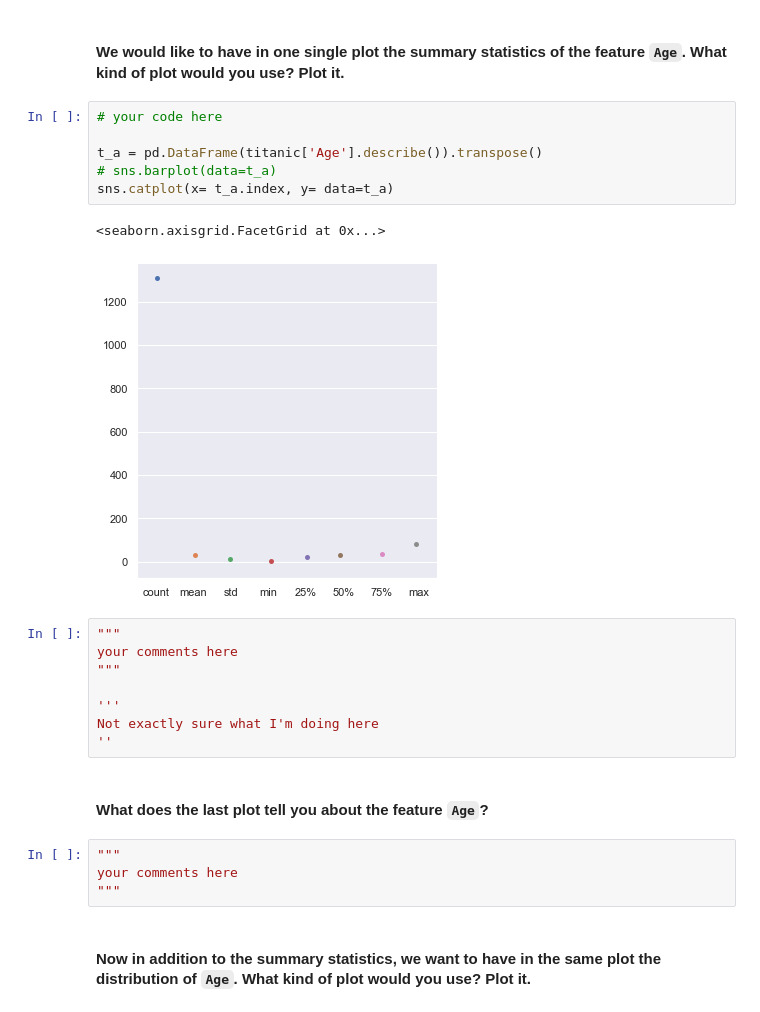
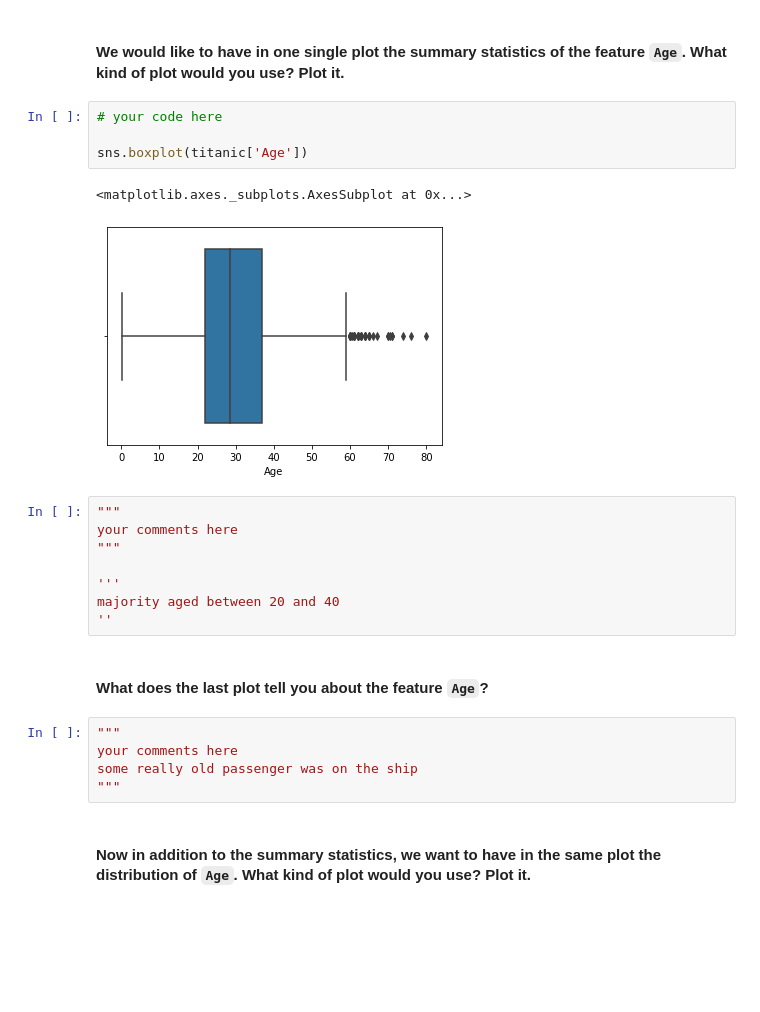
Before and after one commit to Skye-FY/daft0120slab, a Jupyter notebook: module-2/Matplotlib-Seaborn/your-code/main.ipynb, the cells around one changed output. Drawn from its saved outputs; the diff is of its cells as text; blank space fills up the shorter version.

```diff
--- a/module-2/Matplotlib-Seaborn/your-code/main.ipynb
+++ b/module-2/Matplotlib-Seaborn/your-code/main.ipynb
@@ -391,28 +391,27 @@ sns.barplot(x='index',y='Pclass',data=t_pcls)
 [figure]
 # %% [markdown]
 #### We would like to have in one single plot the summary statistics of the feature `Age`. What kind of plot would you use? Plot it.
-# %%
-# your code here
-
-t_a = pd.DataFrame(titanic['Age'].describe()).transpose()
-# sns.barplot(data=t_a)
-sns.catplot(x= t_a.index, y= data=t_a)
-# %% [output]
-<seaborn.axisgrid.FacetGrid at 0x...>
-[figure, removed]
-# %%
-"""
-your comments here
-"""
-
-'''
-Not exactly sure what I'm doing here
-''
+# %%
+# your code here
+
+sns.boxplot(titanic['Age'])
+# %% [output]
+<matplotlib.axes._subplots.AxesSubplot at 0x...>
+[figure, added]
+# %%
+"""
+your comments here
+"""
+
+'''
+majority aged between 20 and 40
+''
 # %% [markdown]
 #### What does the last plot tell you about the feature `Age`?
 # %%
 """
 your comments here
+some really old passenger was on the ship
 """
 # %% [markdown]
 #### Now in addition to the summary statistics, we want to have in the same plot the distribution of `Age`. What kind of plot would you use? Plot it.
```
Also changed, not shown: parts of 10 cells of this notebook.
